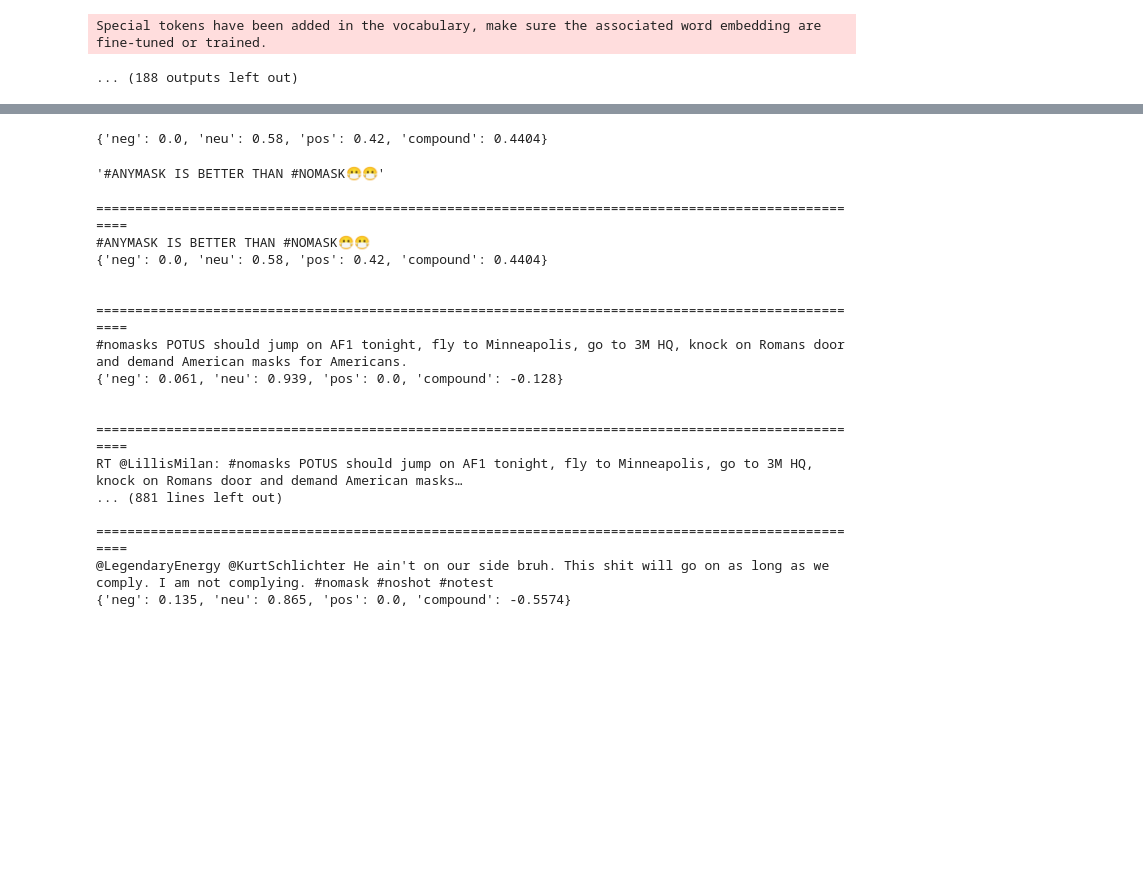
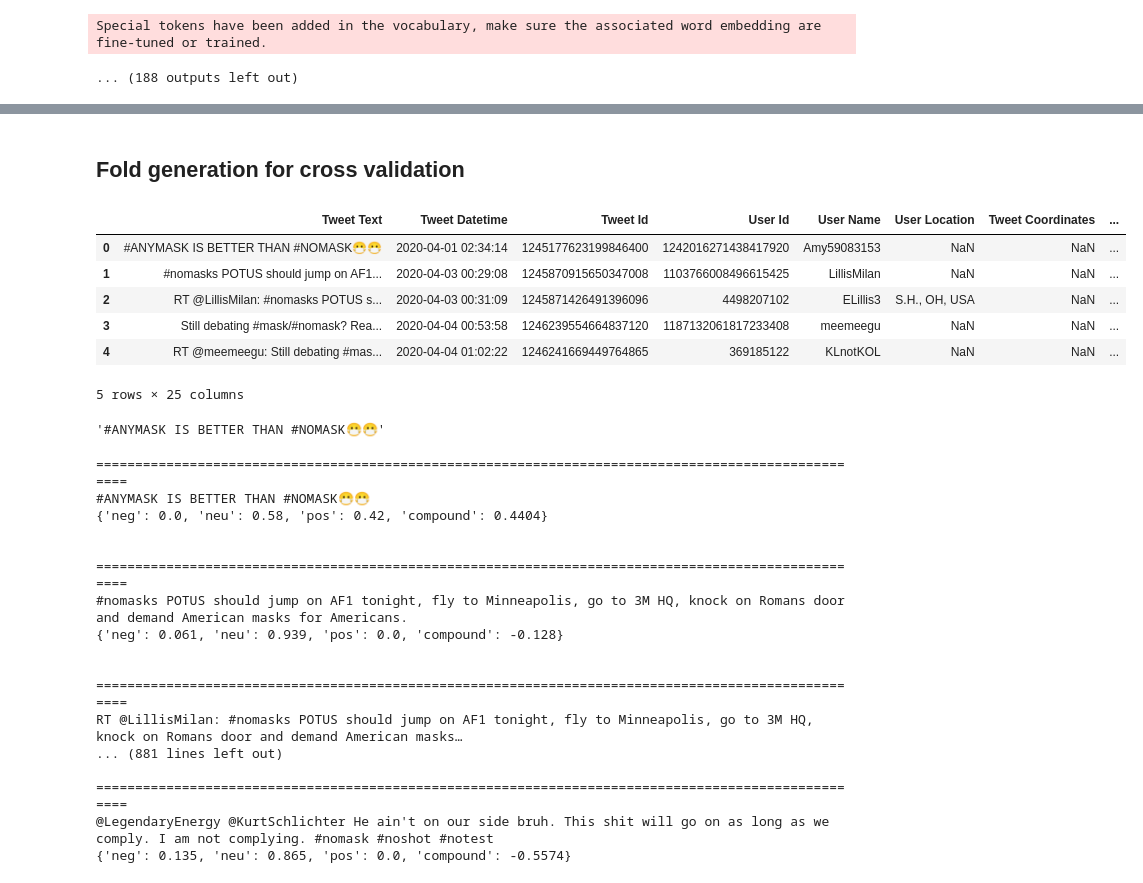
Before and after one commit to mtaufeeq/socialMM_P7, a Jupyter notebook: scripts/eda.ipynb, the cells around one changed output, grey strips where cells are left out. Drawn from its saved outputs; the diff is of its cells as text; code cells hidden in the pictures; blank space fills up the shorter version.

```diff
--- a/scripts/eda.ipynb
+++ b/scripts/eda.ipynb
@@ -171,7 +206,38 @@ scores = sentiment_model.polarity_scores(df_eng["Tweet Text"].tolist()[0])
-# %%
-scores
-# %% [output]
-{'neg': 0.0, 'neu': 0.58, 'pos': 0.42, 'compound': 0.4404}
+# %% [markdown]
+## Fold generation for cross validation
+# %%
+import random
+
+def get_folds(df):
+    L = list(range(1, 5))
+
+    q = df.shape[0] // len(L)
+    r = df.shape[0] % len(L)
+
+
+    folds = L * q + L[:r]
+
+    random.seed(2020)
+    random.shuffle(folds)
+
+    df["folds"] = folds
+
+    return df
+
+
+df.head()
+df3 = get_folds(df)
+df3.head()
+
+# df.shape[0] % 4
+# %% [output]
+|  | Tweet Text | Tweet Datetime | Tweet Id | User Id | User Name | User Location | Tweet Coordinates | ... |
+| 0 | #ANYMASK IS BETTER THAN #NOMASK😷😷 | 2020-04-01 02:34:14 | 1245177623199846400 | 1242016271438417920 | Amy59083153 | NaN | NaN | ... |
+| 1 | #nomasks POTUS should jump on AF1... | 2020-04-03 00:29:08 | 1245870915650347008 | 1103766008496615425 | LillisMilan | NaN | NaN | ... |
+| 2 | RT @LillisMilan: #nomasks POTUS s... | 2020-04-03 00:31:09 | 1245871426491396096 | 4498207102 | ELillis3 | S.H., OH, USA | NaN | ... |
+| 3 | Still debating #mask/#nomask? Rea... | 2020-04-04 00:53:58 | 1246239554664837120 | 1187132061817233408 | meemeegu | NaN | NaN | ... |
+| 4 | RT @meemeegu: Still debating #mas... | 2020-04-04 01:02:22 | 1246241669449764865 | 369185122 | KLnotKOL | NaN | NaN | ... |
+5 rows × 25 columns
 # %%
 df_eng["Tweet Text"].tolist()[0]
 # %% [output]
```
Also changed, not shown: parts of 29 cells of this notebook, 8 other files.
